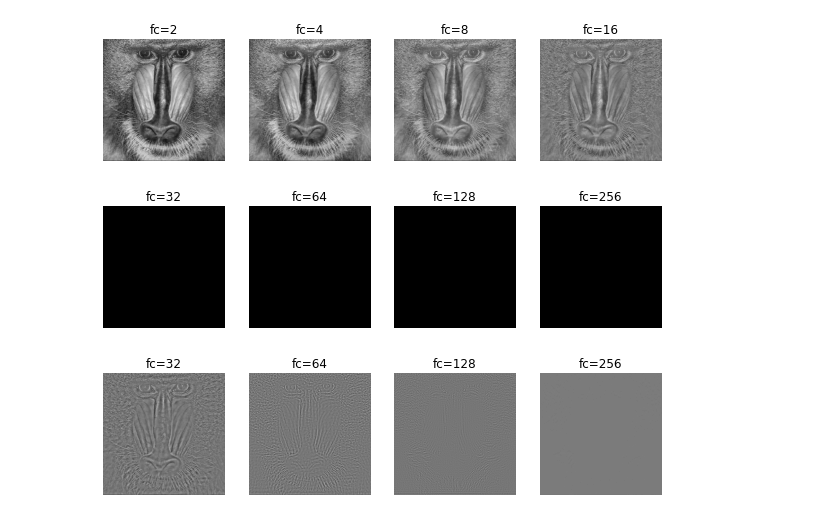
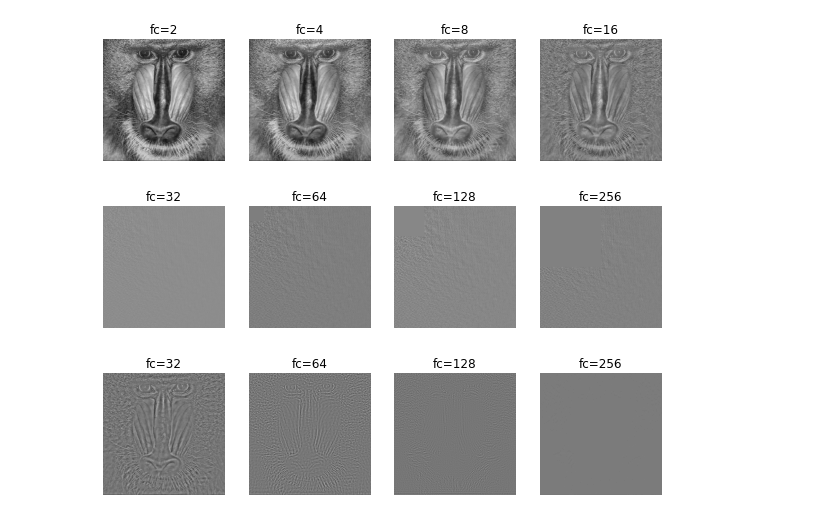
Before and after one commit to taindp98/securite_en_image, a Jupyter notebook: SPRCA_Master3IR-M2-TP2.ipynb, the cells around one changed output. Drawn from its saved outputs; the diff is of its cells as text; code cells hidden in the pictures.

```diff
--- a/SPRCA_Master3IR-M2-TP2.ipynb
+++ b/SPRCA_Master3IR-M2-TP2.ipynb
@@ -273,15 +273,15 @@ show_grid(np.array(list_idct), [f'fc={item}' for item in list(list_fc)])
 # %%
 ## survey with many different frequencies
 list_exp = np.arange(5, 9, 1)
 list_fc = np.power(2, list_exp)
 list_coef_hpf = []
 list_idct = []
 for fc in list_fc:
     baboon_dct_hp = high_pass_filter(baboon_dct, fc)
     list_coef_hpf.append(baboon_dct_hp)
     list_idct.append(cv2.idct(baboon_dct_hp))
-show_grid(np.array(list_coef_hpf)[:,:20,:20], [f'fc={item}' for item in list(list_fc)])
+show_grid(np.array(list_coef_hpf)[:,:,:], [f'fc={item}' for item in list(list_fc)])
 show_grid(np.array(list_idct), [f'fc={item}' for item in list(list_fc)])
 # %% [output]
-[figure, old version]
+[figure, new version]
 [figure]
```
Also changed, not shown: parts of 5 cells of this notebook, 2 other files.
